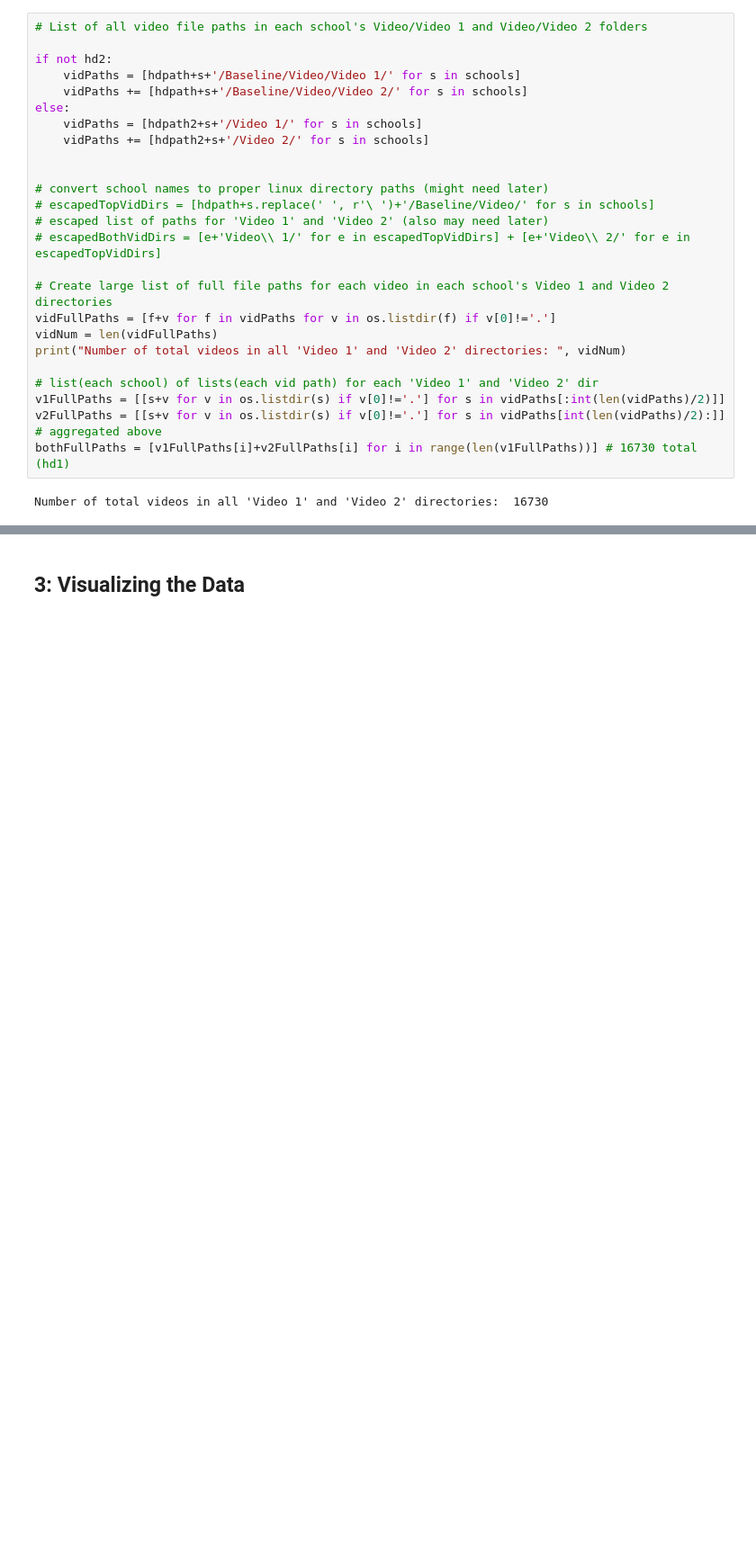
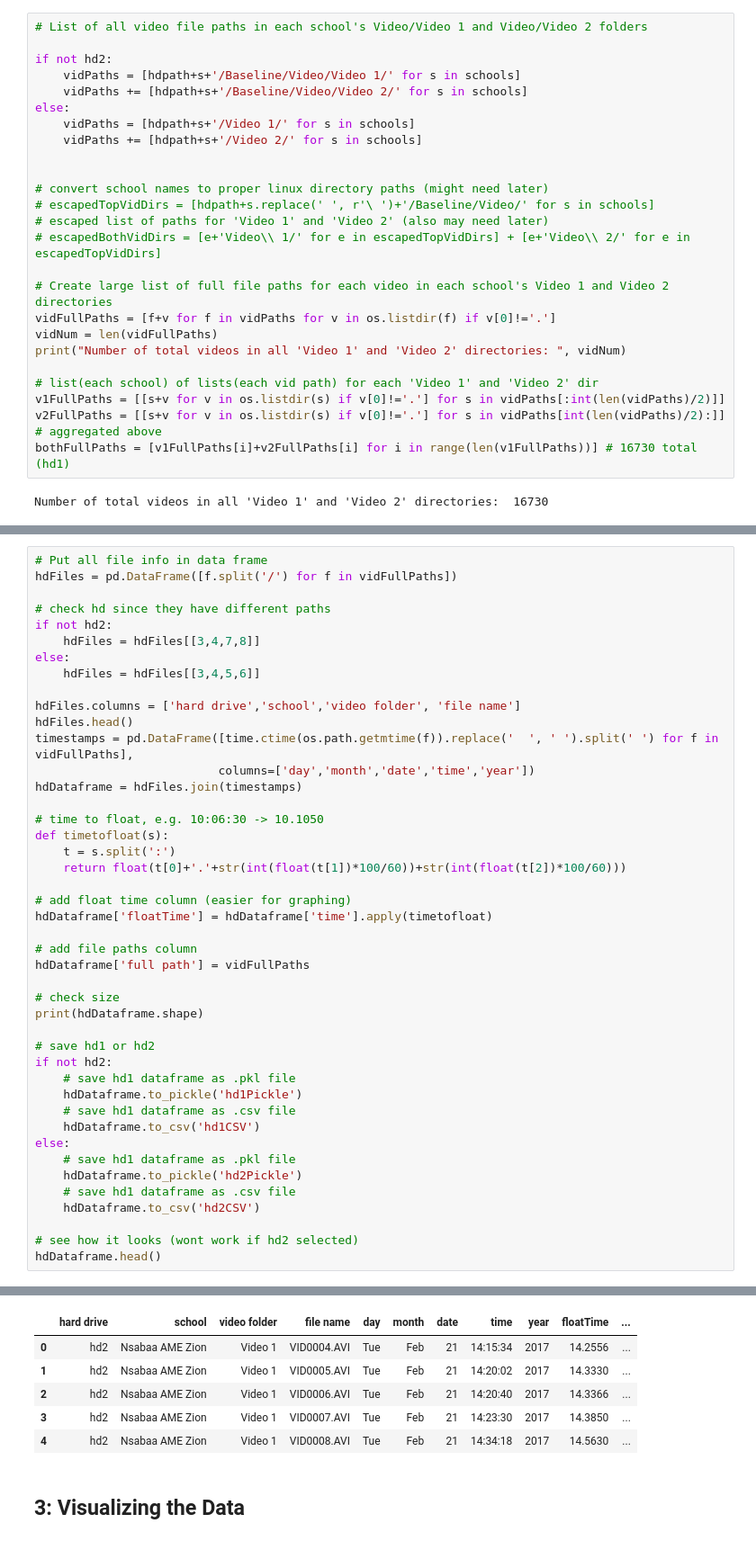
Before and after one commit to austinmw/BU-EC520-Ghana-Handwashing, a Jupyter notebook: Timestamp Summary Statistics.ipynb, the cells around one changed output, grey strips where cells are left out. Shown at 90% size. Drawn from its saved outputs; the diff is of its cells as text; blank space fills up the shorter version.

Commit message:
saved file info to csv and pkl

```diff
--- a/Timestamp Summary Statistics.ipynb
+++ b/Timestamp Summary Statistics.ipynb
@@ -73,8 +73,8 @@ if not hd2:
     vidPaths = [hdpath+s+'/Baseline/Video/Video 1/' for s in schools]
     vidPaths += [hdpath+s+'/Baseline/Video/Video 2/' for s in schools]
 else:
-    vidPaths = [hdpath2+s+'/Video 1/' for s in schools]
-    vidPaths += [hdpath2+s+'/Video 2/' for s in schools]
+    vidPaths = [hdpath+s+'/Video 1/' for s in schools]
+    vidPaths += [hdpath+s+'/Video 2/' for s in schools]
 
 
 # convert school names to proper linux directory paths (might need later)
@@ -118,0 +126,45 @@ timestamp:  ['Tue', 'Feb', '7', '10:07:40', '2017']
+# %%
+# Put all file info in data frame
+hdFiles = pd.DataFrame([f.split('/') for f in vidFullPaths])
+
+# check hd since they have different paths
+if not hd2:
+    hdFiles = hdFiles[[3,4,7,8]]
+else:
+    hdFiles = hdFiles[[3,4,5,6]]
+
+hdFiles.columns = ['hard drive','school','video folder', 'file name']
+hdFiles.head()
+timestamps = pd.DataFrame([time.ctime(os.path.getmtime(f)).replace('  ', ' ').split(' ') for f in vidFullPaths],
+                          columns=['day','month','date','time','year'])
+hdDataframe = hdFiles.join(timestamps)
+
+# time to float, e.g. 10:06:30 -> 10.1050
+def timetofloat(s):
+    t = s.split(':')
+    return float(t[0]+'.'+str(int(float(t[1])*100/60))+str(int(float(t[2])*100/60)))
+
+# add float time column (easier for graphing)
+hdDataframe['floatTime'] = hdDataframe['time'].apply(timetofloat)
+
+# add file paths column
+hdDataframe['full path'] = vidFullPaths
+
+# check size
+print(hdDataframe.shape)
+
+# save hd1 or hd2
+if not hd2:
+    # save hd1 dataframe as .pkl file
+    hdDataframe.to_pickle('hd1Pickle')
+    # save hd1 dataframe as .csv file
+    hdDataframe.to_csv('hd1CSV')
+else:
+    # save hd1 dataframe as .pkl file
+    hdDataframe.to_pickle('hd2Pickle')
+    # save hd1 dataframe as .csv file
+    hdDataframe.to_csv('hd2CSV')
+
+# see how it looks (wont work if hd2 selected)
+hdDataframe.head()
+# %% [output]
@@ -119,3 +172,9 @@ timestamp:  ['Tue', 'Feb', '7', '10:07:40', '2017']
+|  | hard drive | school | video folder | file name | day | month | date | time | year | floatTime | ... |
+| 0 | hd2 | Nsabaa AME Zion | Video 1 | VID0004.AVI | Tue | Feb | 21 | 14:15:34 | 2017 | 14.2556 | ... |
+| 1 | hd2 | Nsabaa AME Zion | Video 1 | VID0005.AVI | Tue | Feb | 21 | 14:20:02 | 2017 | 14.3330 | ... |
+| 2 | hd2 | Nsabaa AME Zion | Video 1 | VID0006.AVI | Tue | Feb | 21 | 14:20:40 | 2017 | 14.3366 | ... |
+| 3 | hd2 | Nsabaa AME Zion | Video 1 | VID0007.AVI | Tue | Feb | 21 | 14:23:30 | 2017 | 14.3850 | ... |
+| 4 | hd2 | Nsabaa AME Zion | Video 1 | VID0008.AVI | Tue | Feb | 21 | 14:34:18 | 2017 | 14.5630 | ... |
 # %% [markdown]
 ## 3: Visualizing the Data
 # %%
```
Also changed, not shown: parts of 5 cells of this notebook, 7 other files.
